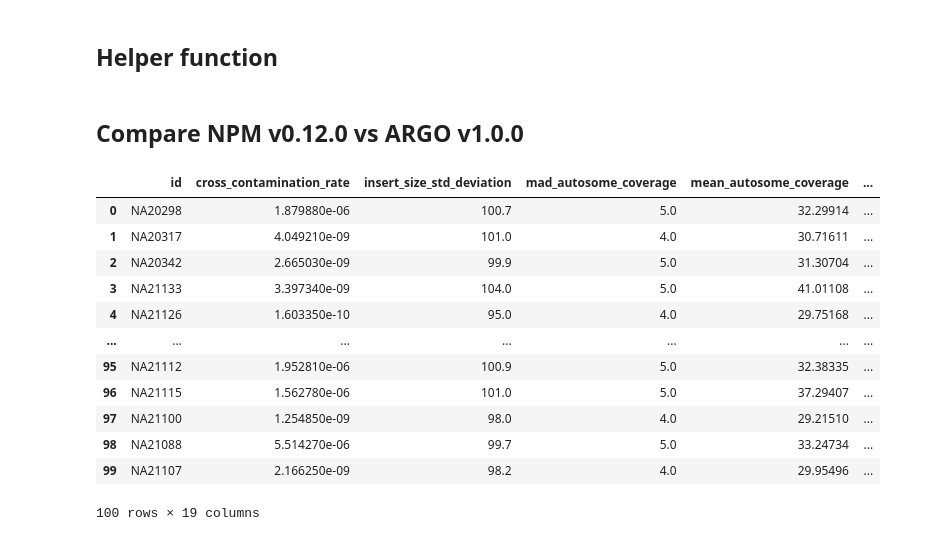
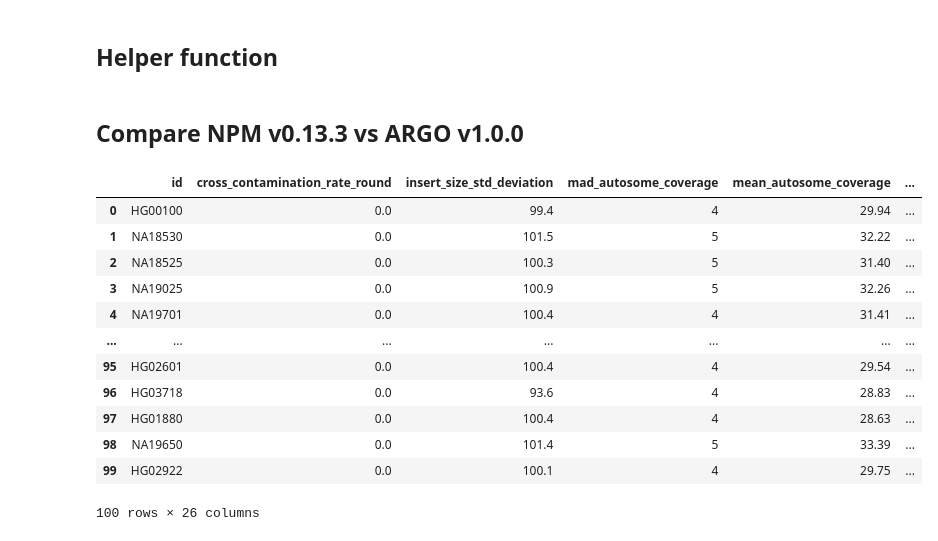
Before and after one commit to ga4gh/quality-control-wgs, a Jupyter notebook: benchmark_resources/stats/Pipeline_correlation.ipynb, the cells around one changed output. Saved outputs shown, nothing was run; the diff lists cells and outputs as text; code cells hidden in the pictures.

Commit message:
initiate correlation NPM vs ARGO

```diff
--- a/benchmark_resources/stats/Pipeline_correlation.ipynb
+++ b/benchmark_resources/stats/Pipeline_correlation.ipynb
@@ -99,27 +99,27 @@ ylims = {
     # 'cross_contamination_rate': [0, 0.1e-3]
 }
 # %% [markdown]
-## Compare NPM v0.12.0 vs ARGO v1.0.0
+## Compare NPM v0.13.3 vs ARGO v1.0.0
 # %%
 ## Load metrics group A
-A_label='NPM v0.12.0'
-A_dir='../results-npm-sample-qc-v0.12.0'
+A_label='NPM v0.13.3'
+A_dir='../results-npm-sample-qc-v0.13.3'
 df_A = load_metrics(A_dir)
 df_A
 # %% [output]
-|  | id | cross_contamination_rate | insert_size_std_deviation | mad_autosome_coverage | mean_autosome_coverage | ... |
-| 0 | NA20298 | 1.879880e-06 | 100.7 | 5.0 | 32.29914 | ... |
-| 1 | NA20317 | 4.049210e-09 | 101.0 | 4.0 | 30.71611 | ... |
-| 2 | NA20342 | 2.665030e-09 | 99.9 | 5.0 | 31.30704 | ... |
-| 3 | NA21133 | 3.397340e-09 | 104.0 | 5.0 | 41.01108 | ... |
-| 4 | NA21126 | 1.603350e-10 | 95.0 | 4.0 | 29.75168 | ... |
+|  | id | cross_contamination_rate_round | insert_size_std_deviation | mad_autosome_coverage | mean_autosome_coverage | ... |
+| 0 | HG00100 | 0.0 | 99.4 | 4 | 29.94 | ... |
+| 1 | NA18530 | 0.0 | 101.5 | 5 | 32.22 | ... |
+| 2 | NA18525 | 0.0 | 100.3 | 5 | 31.40 | ... |
+| 3 | NA19025 | 0.0 | 100.9 | 5 | 32.26 | ... |
+| 4 | NA19701 | 0.0 | 100.4 | 4 | 31.41 | ... |
 | ... | ... | ... | ... | ... | ... | ... |
-| 95 | NA21112 | 1.952810e-06 | 100.9 | 5.0 | 32.38335 | ... |
-| 96 | NA21115 | 1.562780e-06 | 101.0 | 5.0 | 37.29407 | ... |
-| 97 | NA21100 | 1.254850e-09 | 98.0 | 4.0 | 29.21510 | ... |
-| 98 | NA21088 | 5.514270e-06 | 99.7 | 5.0 | 33.24734 | ... |
-| 99 | NA21107 | 2.166250e-09 | 98.2 | 4.0 | 29.95496 | ... |
+| 95 | HG02601 | 0.0 | 100.4 | 4 | 29.54 | ... |
+| 96 | HG03718 | 0.0 | 93.6 | 4 | 28.83 | ... |
+| 97 | HG01880 | 0.0 | 100.4 | 4 | 28.63 | ... |
+| 98 | NA19650 | 0.0 | 101.4 | 5 | 33.39 | ... |
+| 99 | HG02922 | 0.0 | 100.1 | 4 | 29.75 | ... |
-100 rows × 19 columns
+100 rows × 26 columns
 # %%
 ## Load metrics group B
 B_label='ARGO v1.0.0'
```
Also changed, not shown: parts of 11 cells of this notebook.
